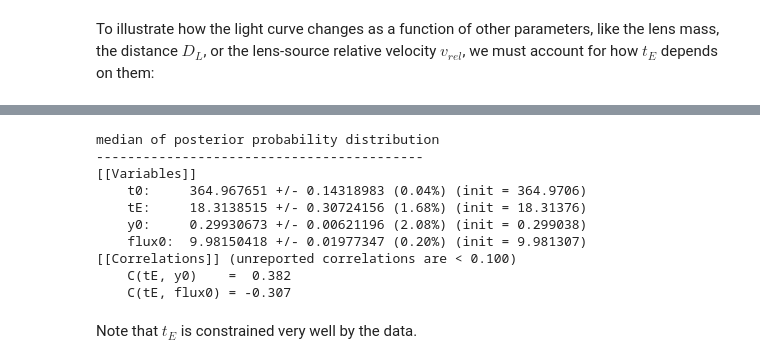
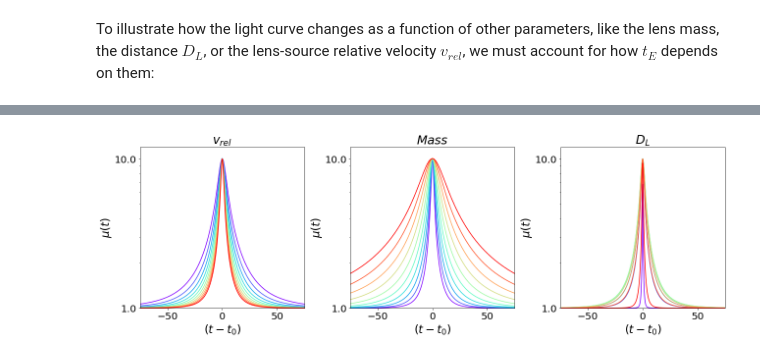
Before and after one commit to maxmen/LensingLectures, a Jupyter notebook: Notebooks/9_2020_microlensing_light_curve.ipynb, the cells around one changed output, grey strips where cells are left out. Saved outputs shown, nothing was run; the diff lists cells and outputs as text; code cells hidden in the pictures.

```diff
--- a/Notebooks/9_2020_microlensing_light_curve.ipynb
+++ b/Notebooks/9_2020_microlensing_light_curve.ipynb
@@ -406,17 +258,53 @@ figure.savefig('corner_microlensing_tE.png')
-# %%
-print("median of posterior probability distribution")
-print('------------------------------------------')
-lmfit.report_fit(res.params)
-# %% [output]
-median of posterior probability distribution
-------------------------------------------
-[[Variables]]
-    t0:     364.967651 +/- 0.14318983 (0.04%) (init = 364.9706)
-    tE:     18.3138515 +/- 0.30724156 (1.68%) (init = 18.31376)
-    y0:     0.29930673 +/- 0.00621196 (2.08%) (init = 0.299038)
-    flux0:  9.98150418 +/- 0.01977347 (0.20%) (init = 9.981307)
-[[Correlations]] (unreported correlations are < 0.100)
-    C(tE, y0)    =  0.382
-    C(tE, flux0) = -0.307
-# %% [markdown]
-Note that $t_E$ is constrained very well by the data.
+# %%
+v_test=np.linspace(100.0,300.0,10)
+M_test=np.logspace(-1,1,10)
+d_test=np.linspace(0.01,8.0*0.99,10)
+
+
+t=t0+np.linspace(-75,75,500)
+
+fig,ax=plt.subplots(1,3,figsize=(18,6))
+
+color=iter(cm.rainbow(np.linspace(0,1,v_test.size)))
+for i in range(len(v_test)):
+    ps = point_source(flux=1.,ds=8.0,vel=v_test[i])
+    pl = point_lens(ps,mass=0.3,dl=4.0,t0=t0,y0=y0.min())
+    t_=(t-t0)
+    c=next(color)
+    mut=pl.mut(t)
+    ax[0].plot(t_,mut,'-',color=c)
+    ax[0].set_title(r'$v_{rel}$',fontsize=25)
+
+color=iter(cm.rainbow(np.linspace(0,1,v_test.size)))
+ps = point_source(flux=1.,ds=8.0,vel=200)
+for i in range(len(M_test)):
+    pl = point_lens(ps,mass=M_test[i],dl=4.0,t0=t0,y0=y0.min())
+    t_=(t-t0)
+    c=next(color)
+    mut=pl.mut(t)
+    ax[1].plot(t_,mut,'-',color=c)
+    ax[1].set_title(r'$Mass$',fontsize=25)
+
+color=iter(cm.rainbow(np.linspace(0,1,v_test.size)))
+for i in range(len(d_test)):
+    pl = point_lens(ps,mass=0.3,dl=d_test[i],t0=t0,y0=y0.min())
+    t_=(t-t0)
+    c=next(color)
+    mut=pl.mut(t)
+    ax[2].plot(t_,mut,'-',color=c)
+    ax[2].set_title(r'$D_{L}$',fontsize=25)
+
+for i in range(3):
+    ax[i].xaxis.set_tick_params(labelsize=20)
+    ax[i].yaxis.set_tick_params(labelsize=20)
+    ax[i].set_yticks(np.arange(1, 11, 1.0))
+    ax[i].set_xlabel(r'$(t-t_0)$',fontsize=23)
+    ax[i].set_ylabel(r'$\mu(t)$',fontsize=23)
+    ax[i].set_ylim([1.0,12.0])
+    ax[i].set_xlim([t.min()-t0,t.max()-t0])
+    ax[i].set_yscale('log')
+    ax[i].yaxis.set_major_formatter(ticker.FormatStrFormatter('%0.1f'))
+
+plt.tight_layout()
+# %% [output]
+[figure, added]
```
Also changed, not shown: parts of 48 cells of this notebook.
